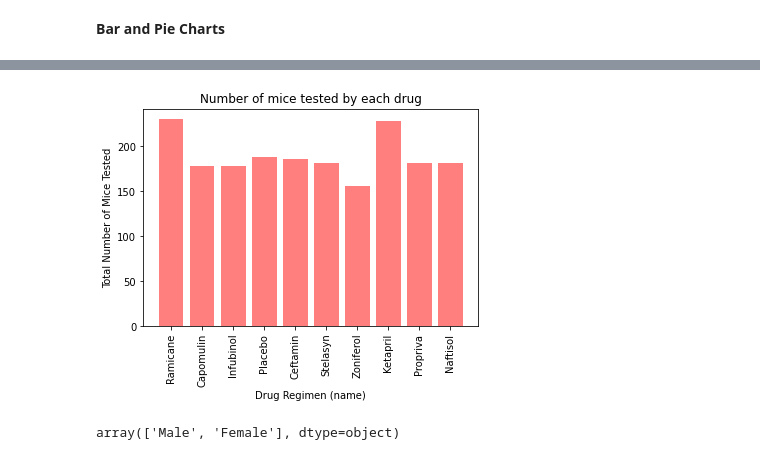
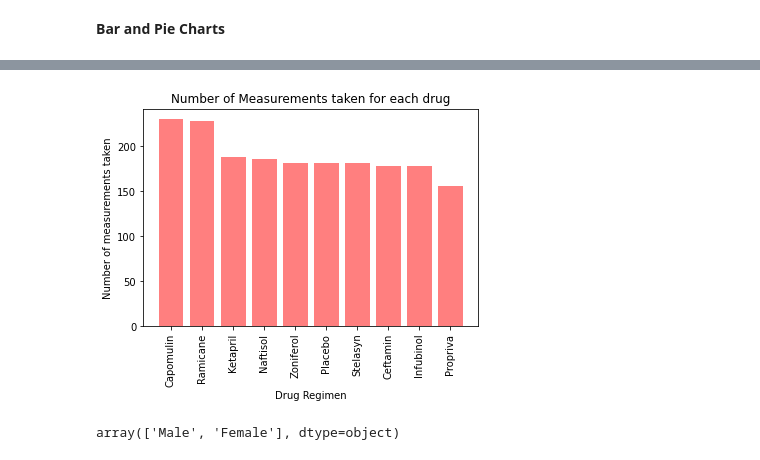
Before and after one commit to sieiden/matplotlib_challenge, a Jupyter notebook: Untitled.ipynb, the cells around one changed output, grey strips where cells are left out. Cells and saved outputs as stored; diff of their text form; code cells hidden in the pictures.

Commit message:
got bar labels to match

```diff
--- a/Untitled.ipynb
+++ b/Untitled.ipynb
@@ -182,17 +168,32 @@ Name: Mouse ID, dtype: int64
-# %%
-#bar chart using pyplot- x-axis labels are wrong (need ticks equation); also want bars in order of largest to smallest
-#x_axis = different drugs
-x_axis = clean_df["Drug Regimen"].unique().tolist()
-plt.xlabel("Drug Regimen (name)")
-plt.xticks(rotation="vertical")
-#y-axis is number of mice using each drug
-y_axis = drug_group["Mouse ID"].count()
-plt.ylabel("Total Number of Mice Tested");
-plt.title("Number of mice tested by each drug")
-
-plt.bar(x_axis, y_axis, color='r', alpha=0.5, align="center");
-# %% [output]
-[figure, removed]
+# %%
+#create a bar plot using pyplot
+#group df by Drug Regimen
+drug_group = clean_df.groupby("Drug Regimen")
+
+#solve for number of mice/drug
+mouse_count = drug_group["Mouse ID"].count()
+
+#put into a df
+bar_graph_df =pd.DataFrame({"Mouse Count": mouse_count})
+
+#sort values in df by mouse count to match count to drug for chart
+sorted_bar_graph = bar_graph_df.sort_values(by =["Mouse Count"],ascending = False)
+
+#get the sorted indexes and put in a list
+list_sorted_bar_graph = sorted_bar_graph.index.tolist()
+
+# Set x axis and tick locations
+x_axis = np.arange(len(clean_df["Drug Regimen"].unique()))
+tick_locations = [value for value in x_axis]
+
+# Create a list indicating where to write x labels and set figure size to adjust for space
+plt.title("Number of Measurements taken for each drug")
+plt.xlabel("Drug Regimen")
+plt.ylabel("Number of measurements taken")
+plt.bar(x_axis, bar_graph_df["Mouse Count"].sort_values(ascending = False), color='r', alpha=0.5, align="center")
+plt.xticks(tick_locations, list_sorted_bar_graph, rotation="vertical");
+# %% [output]
+[figure, added]
 # %%
 clean_df["Sex"].unique()
 # %% [output]
```
Also changed, not shown: parts of 2 cells of this notebook.
